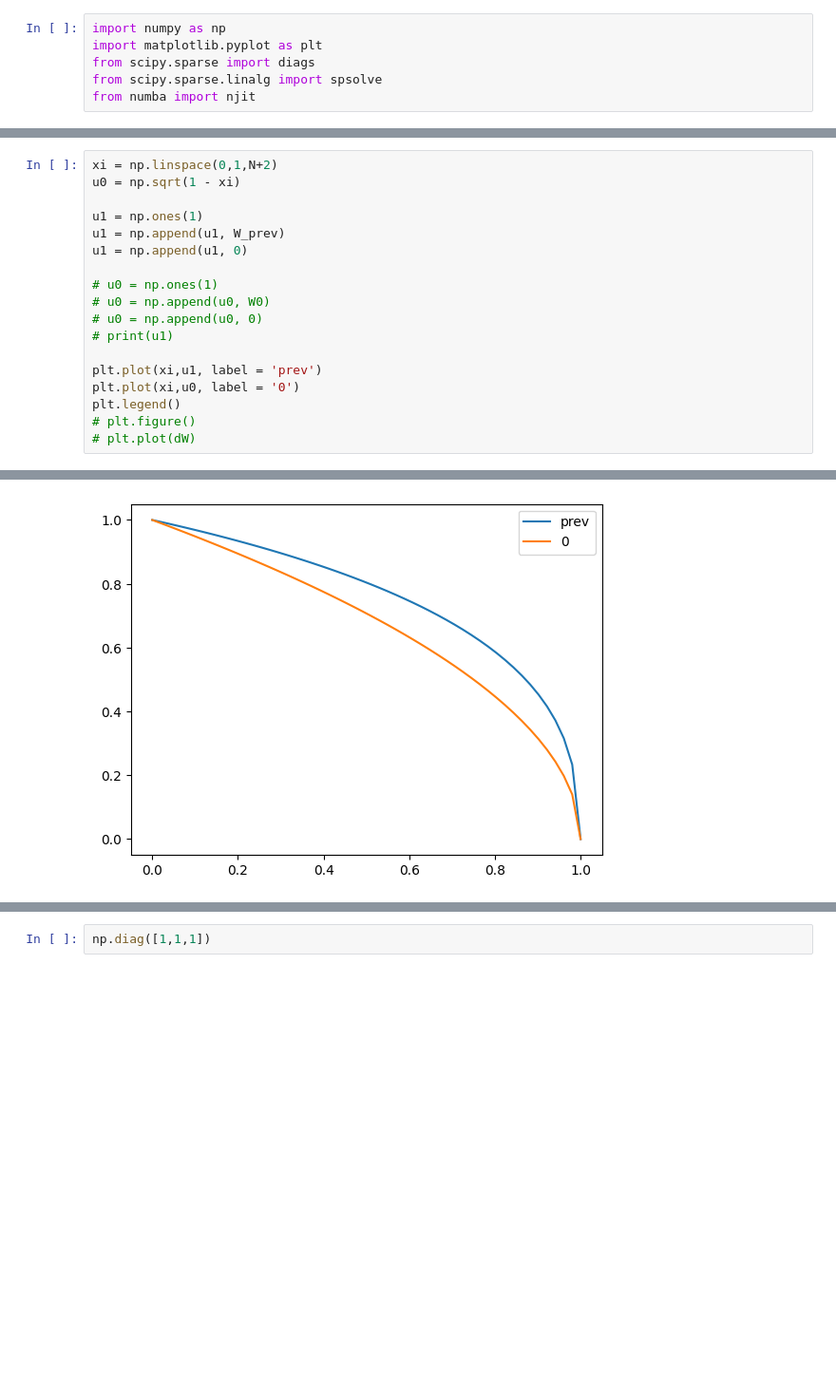
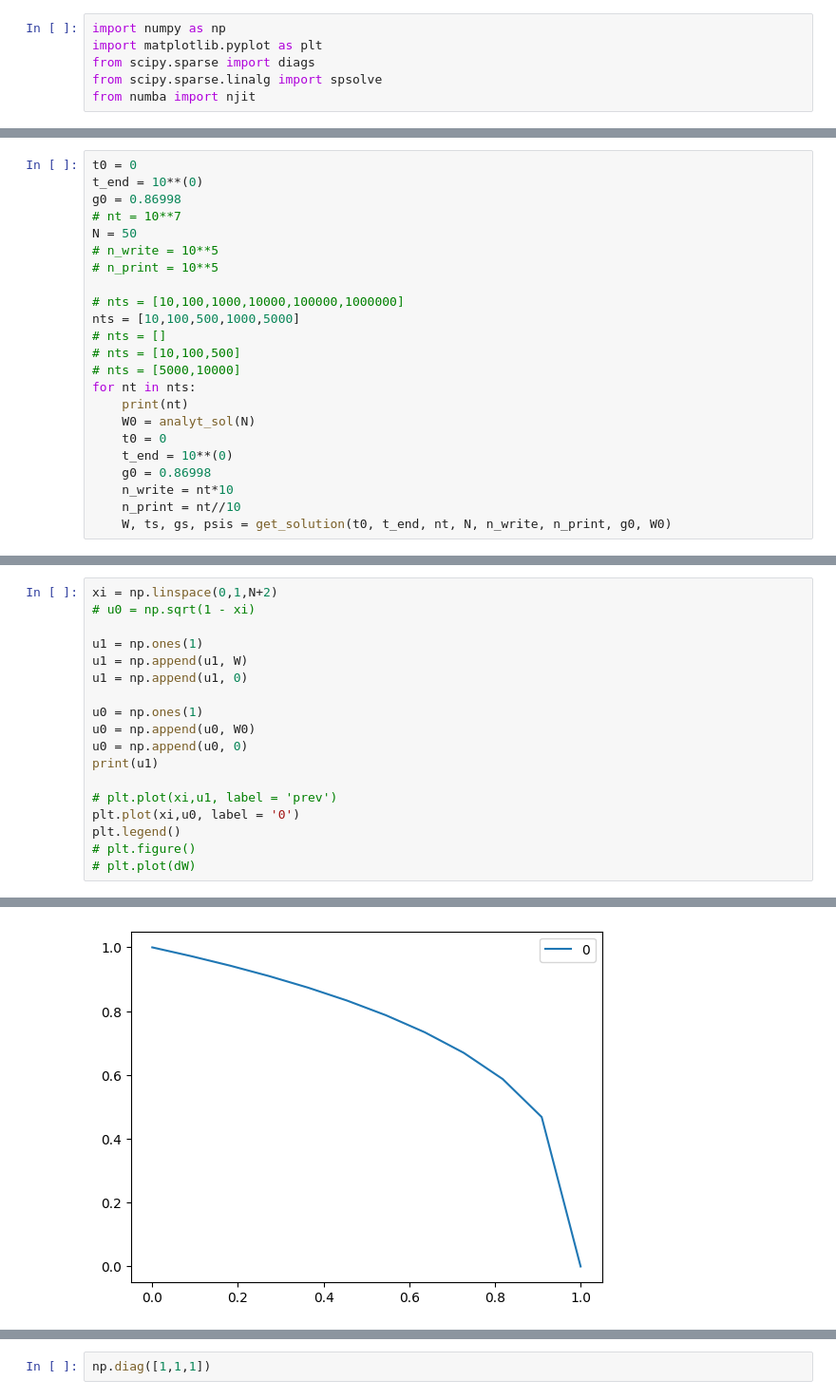
Before and after one commit to dashadem/CO2lovers, a Jupyter notebook: nonlinear.ipynb, the cells around one changed output, grey strips where cells are left out. Shown at 95% size. Cells and saved outputs as stored; diff of their text form; blank space fills up the shorter version.

```diff
--- a/nonlinear.ipynb
+++ b/nonlinear.ipynb
@@ -936,0 +935,23 @@ times_N
+# %%
+t0 = 0
+t_end = 10**(0)
+g0 = 0.86998
+# nt = 10**7
+N = 50
+# n_write = 10**5
+# n_print = 10**5
+
+# nts = [10,100,1000,10000,100000,1000000]
+nts = [10,100,500,1000,5000]
+# nts = []
+# nts = [10,100,500]
+# nts = [5000,10000]
+for nt in nts:
+    print(nt)
+    W0 = analyt_sol(N)
+    t0 = 0
+    t_end = 10**(0)
+    g0 = 0.86998
+    n_write = nt*10
+    n_print = nt//10
+    W, ts, gs, psis = get_solution(t0, t_end, nt, N, n_write, n_print, g0, W0)
@@ -937,17 +1317,17 @@ times_N
 # %%
 xi = np.linspace(0,1,N+2)
-u0 = np.sqrt(1 - xi)
+# u0 = np.sqrt(1 - xi)
 
 u1 = np.ones(1)
-u1 = np.append(u1, W_prev)
+u1 = np.append(u1, W)
 u1 = np.append(u1, 0)
 
-# u0 = np.ones(1)
-# u0 = np.append(u0, W0)
-# u0 = np.append(u0, 0)
-# print(u1)
+u0 = np.ones(1)
+u0 = np.append(u0, W0)
+u0 = np.append(u0, 0)
+print(u1)
 
-plt.plot(xi,u1, label = 'prev')
+# plt.plot(xi,u1, label = 'prev')
 plt.plot(xi,u0, label = '0')
 plt.legend()
 # plt.figure()
@@ -957 +1339 @@ plt.legend()
-[figure, old version]
+[figure, new version]
```
Also changed, not shown: parts of 23 cells of this notebook.
